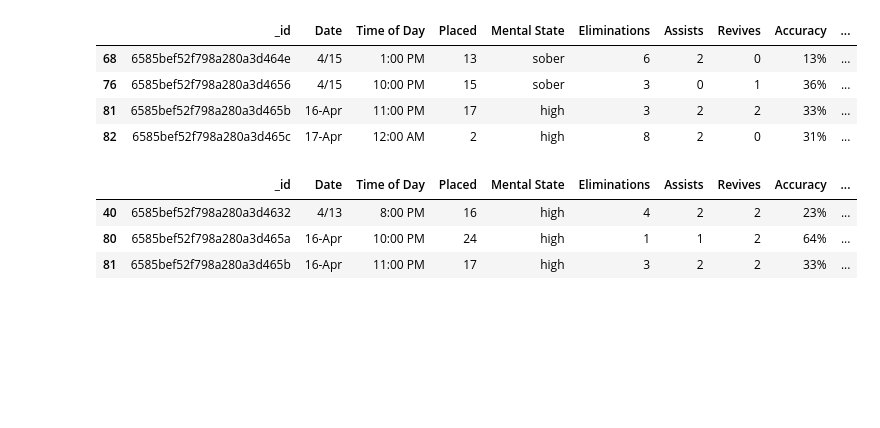
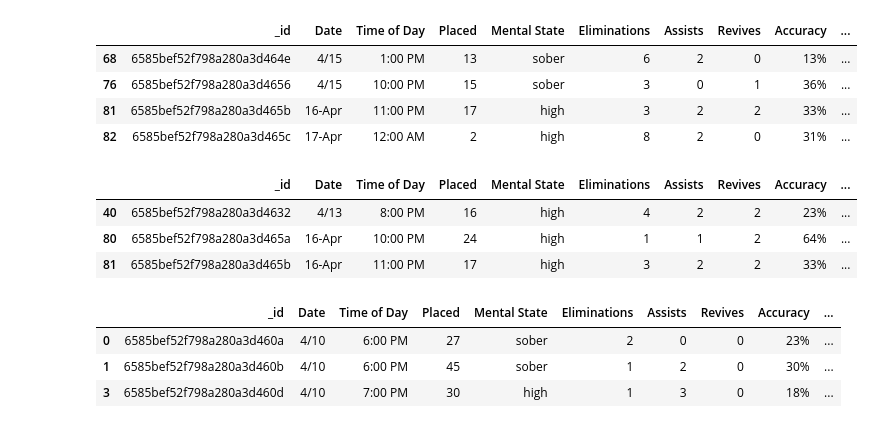
Before and after one commit to Dustin1904/Mongo-Python, a Jupyter notebook: Untitled.ipynb, the cells around one changed output. Drawn from its saved outputs; the diff is of its cells as text; code cells hidden in the pictures; blank space fills up the shorter version.

```diff
--- a/Untitled.ipynb
+++ b/Untitled.ipynb
@@ -177,4 +177,9 @@ data1[(data1['Revives'] > 1) & (data1['Mental State'] == 'high')].head(3)
 | 80 | 6585bef52f798a280a3d465a | 16-Apr | 10:00 PM | 24 | high | 1 | 1 | 2 | 64% | ... |
 | 81 | 6585bef52f798a280a3d465b | 16-Apr | 11:00 PM | 17 | high | 3 | 2 | 2 | 33% | ... |
 # %%
-data1[(data1['Eliminations'] < 3) & (data1['Placed'] < 25) | (data1['Damage']].head(3)
+data1[(data1['Eliminations'] < 3) & (data1['Placed'] < 25) | (data1['Damage Taken'] > 200)].head(3)
+# %% [output]
+|  | _id | Date | Time of Day | Placed | Mental State | Eliminations | Assists | Revives | Accuracy | ... |
+| 0 | 6585bef52f798a280a3d460a | 4/10 | 6:00 PM | 27 | sober | 2 | 0 | 0 | 23% | ... |
+| 1 | 6585bef52f798a280a3d460b | 4/10 | 6:00 PM | 45 | sober | 1 | 2 | 0 | 30% | ... |
+| 3 | 6585bef52f798a280a3d460d | 4/10 | 7:00 PM | 30 | high | 1 | 3 | 0 | 18% | ... |
```
Also changed, not shown: parts of 1 cell of this notebook.
